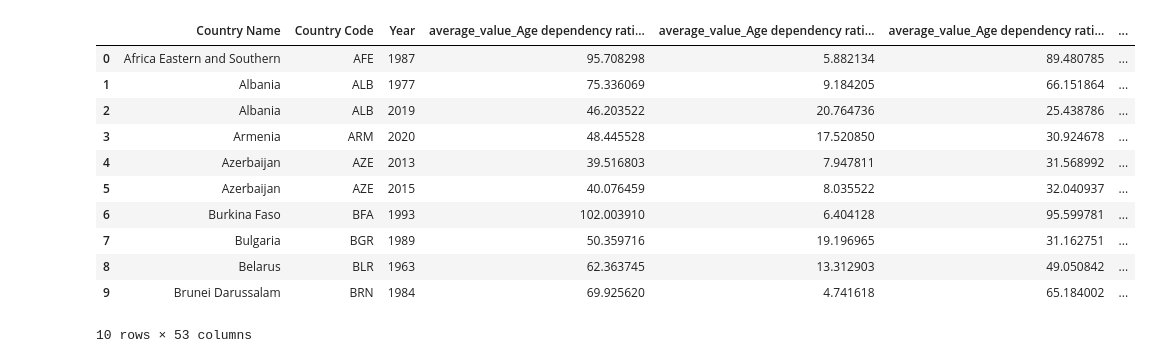
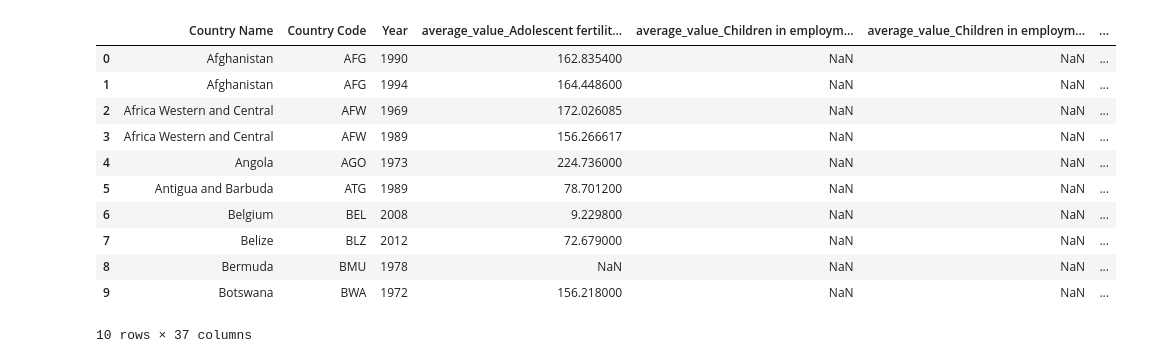
Before and after one commit to benly03/DSC-209R-Project-2, a Jupyter notebook: project2.ipynb, the cells around one changed output. Saved outputs shown, nothing was run; the diff lists cells and outputs as text; code cells hidden in the pictures.

```diff
--- a/project2.ipynb
+++ b/project2.ipynb
@@ -4,21 +4,21 @@ import pandas as pd
 import matplotlib.pyplot as plt
 import seaborn as sns
 # %%
-view_df = pd.read_csv("World-Bank-Data-by-Indicators/health/health.csv")
+view_df = pd.read_csv("World-Bank-Data-by-Indicators/social-development/social-development.csv")
 view_df.head(10)
 # %% [output]
-|  | Country Name | Country Code | Year | average_value_Age dependency rati... | average_value_Age dependency rati... | average_value_Age dependency rati... | ... |
-| 0 | Africa Eastern and Southern | AFE | 1987 | 95.708298 | 5.882134 | 89.480785 | ... |
-| 1 | Albania | ALB | 1977 | 75.336069 | 9.184205 | 66.151864 | ... |
-| 2 | Albania | ALB | 2019 | 46.203522 | 20.764736 | 25.438786 | ... |
-| 3 | Armenia | ARM | 2020 | 48.445528 | 17.520850 | 30.924678 | ... |
-| 4 | Azerbaijan | AZE | 2013 | 39.516803 | 7.947811 | 31.568992 | ... |
-| 5 | Azerbaijan | AZE | 2015 | 40.076459 | 8.035522 | 32.040937 | ... |
-| 6 | Burkina Faso | BFA | 1993 | 102.003910 | 6.404128 | 95.599781 | ... |
-| 7 | Bulgaria | BGR | 1989 | 50.359716 | 19.196965 | 31.162751 | ... |
-| 8 | Belarus | BLR | 1963 | 62.363745 | 13.312903 | 49.050842 | ... |
-| 9 | Brunei Darussalam | BRN | 1984 | 69.925620 | 4.741618 | 65.184002 | ... |
+|  | Country Name | Country Code | Year | average_value_Adolescent fertilit... | average_value_Children in employm... | average_value_Children in employm... | ... |
+| 0 | Afghanistan | AFG | 1990 | 162.835400 | NaN | NaN | ... |
+| 1 | Afghanistan | AFG | 1994 | 164.448600 | NaN | NaN | ... |
+| 2 | Africa Western and Central | AFW | 1969 | 172.026085 | NaN | NaN | ... |
+| 3 | Africa Western and Central | AFW | 1989 | 156.266617 | NaN | NaN | ... |
+| 4 | Angola | AGO | 1973 | 224.736000 | NaN | NaN | ... |
+| 5 | Antigua and Barbuda | ATG | 1989 | 78.701200 | NaN | NaN | ... |
+| 6 | Belgium | BEL | 2008 | 9.229800 | NaN | NaN | ... |
+| 7 | Belize | BLZ | 2012 | 72.679000 | NaN | NaN | ... |
+| 8 | Bermuda | BMU | 1978 | NaN | NaN | NaN | ... |
+| 9 | Botswana | BWA | 1972 | 156.218000 | NaN | NaN | ... |
-10 rows × 53 columns
+10 rows × 37 columns
 # %%
 view_df.columns
 # %% [output]
```
Also changed, not shown: parts of 4 cells of this notebook, 1 other file.
